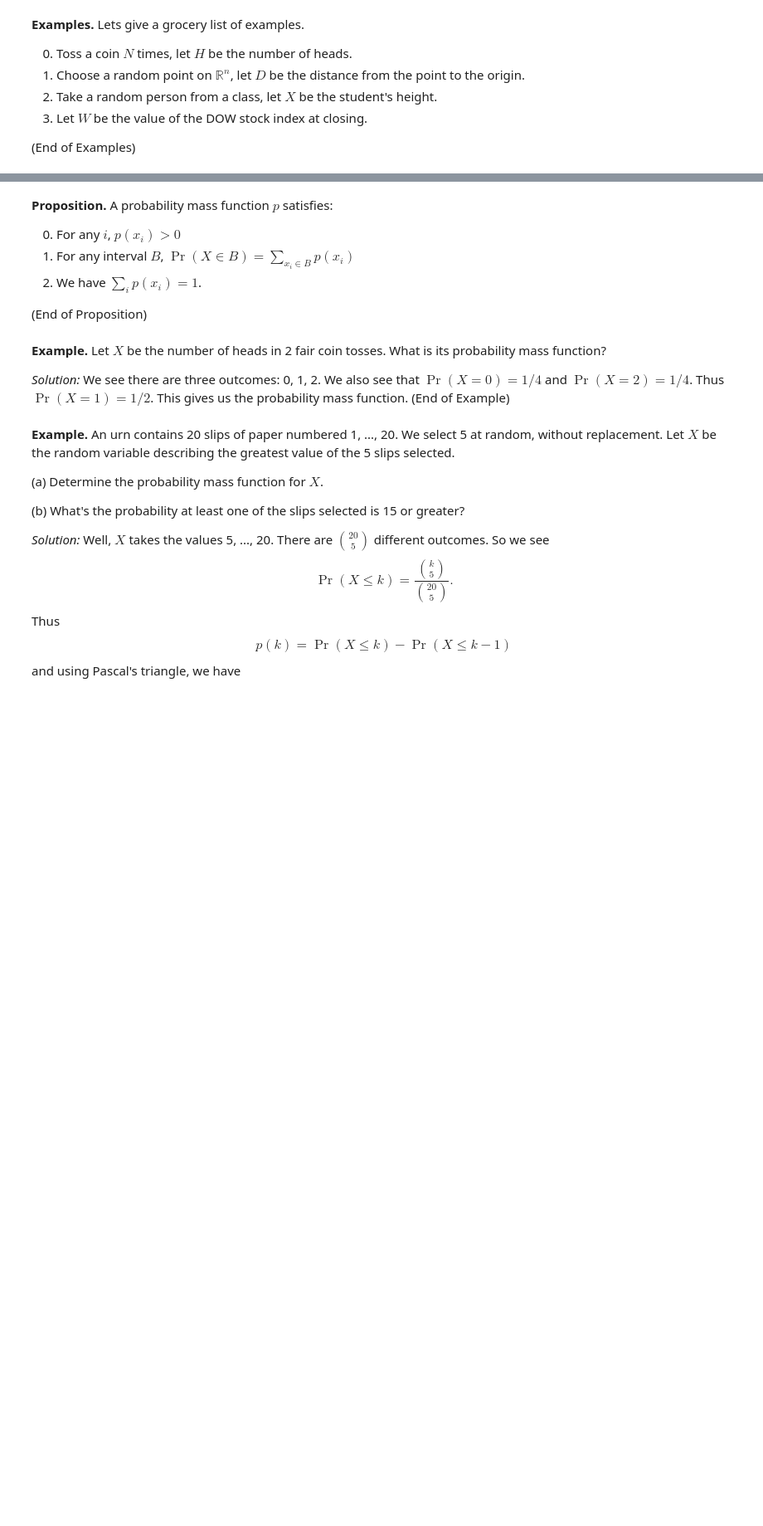
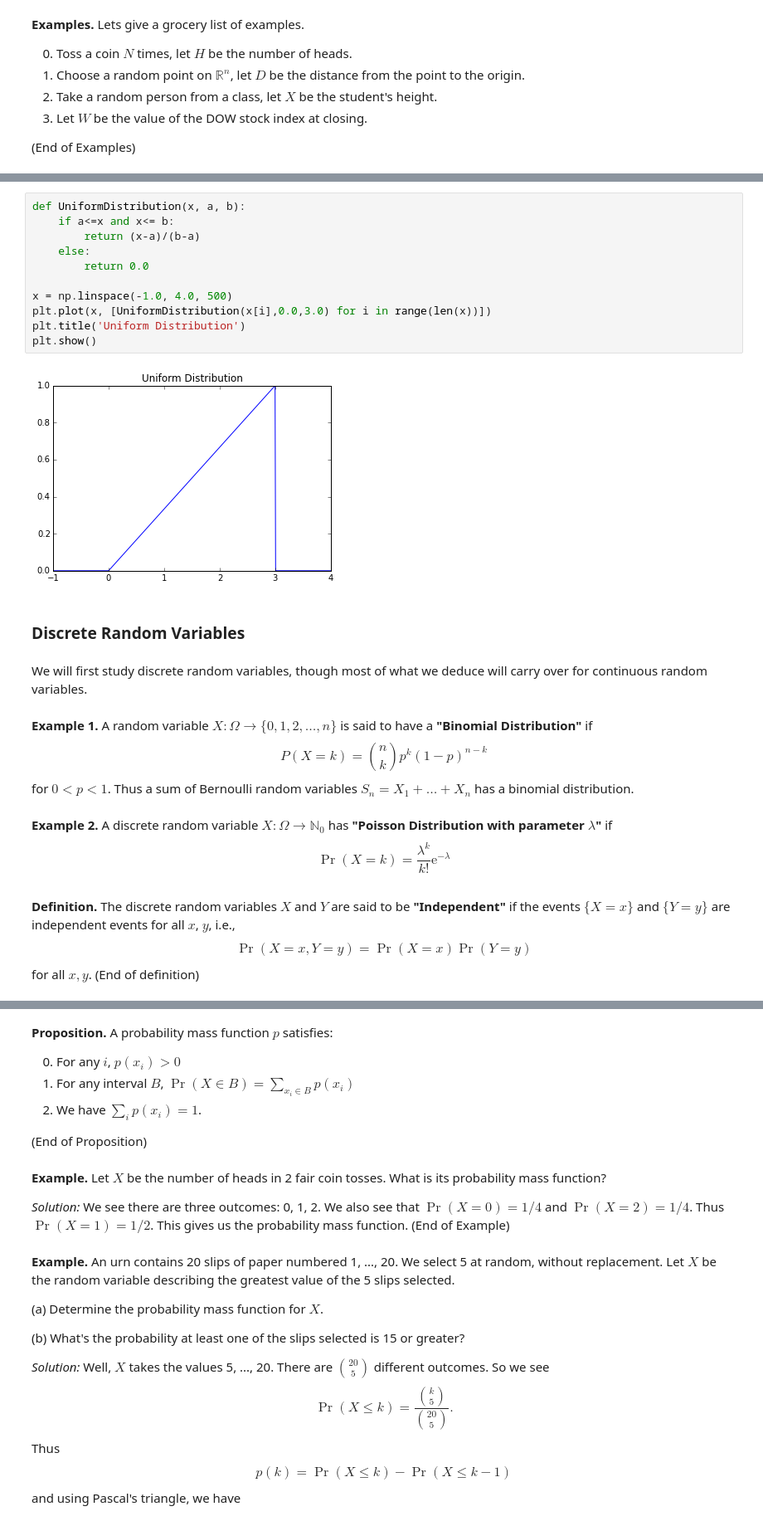
Before and after one commit to pqnelson/Statistics-for-Mathematicians, a Jupyter notebook: probability/4-random-variables.ipynb, the cells around one changed output, grey strips where cells are left out. Shown at 83% size. Saved outputs shown, nothing was run; the diff lists cells and outputs as text; blank space fills up the shorter version.

```diff
--- a/probability/4-random-variables.ipynb
+++ b/probability/4-random-variables.ipynb
@@ -58,0 +375,32 @@ $p(x_{i}):=\Pr(X=x_{i})$.
+# %%
+def UniformDistribution(x, a, b):
+    if a<=x and x<= b:
+        return (x-a)/(b-a)
+    else:
+        return 0.0
+
+x = np.linspace(-1.0, 4.0, 500)
+plt.plot(x, [UniformDistribution(x[i],0.0,3.0) for i in range(len(x))])
+plt.title('Uniform Distribution')
+plt.show()
+# %% [output]
+[figure, added]
+# %% [markdown]
+### Discrete Random Variables
+# %% [markdown]
+We will first study discrete random variables, though most of what we deduce will carry over for continuous random variables.
+# %% [markdown]
+**Example 1.**
+A random variable $X\colon\Omega\to\{0,1,2,\dots,n\}$ is said to have a **"Binomial Distribution"** if
+$$P(X=k)=\binom{n}{k}p^{k}(1-p)^{n-k}$$
+for $0\lt p\lt1$. Thus a sum of Bernoulli random variables $S_{n}=X_{1}+\dots+X_{n}$ has a binomial distribution.
+# %% [markdown]
+**Example 2.**
+A discrete random variable $X\colon\Omega\to\mathbb{N}_{0}$ has **"Poisson Distribution with parameter $\lambda$"** if
+$$\Pr(X=k)=\frac{\lambda^{k}}{k!}\mathrm{e}^{-\lambda}$$
+# %% [markdown]
+**Definition.**
+The discrete random variables $X$ and $Y$ are said to be **"Independent"** if the events $\{X=x\}$ and $\{Y=y\}$ are independent events for all $x$, $y$, i.e.,
+$$\Pr(X=x,Y=y)=\Pr(X=x)\Pr(Y=y)$$
+for all $x,y$.
+(End of definition)
```
Also changed, not shown: parts of 37 cells of this notebook.
